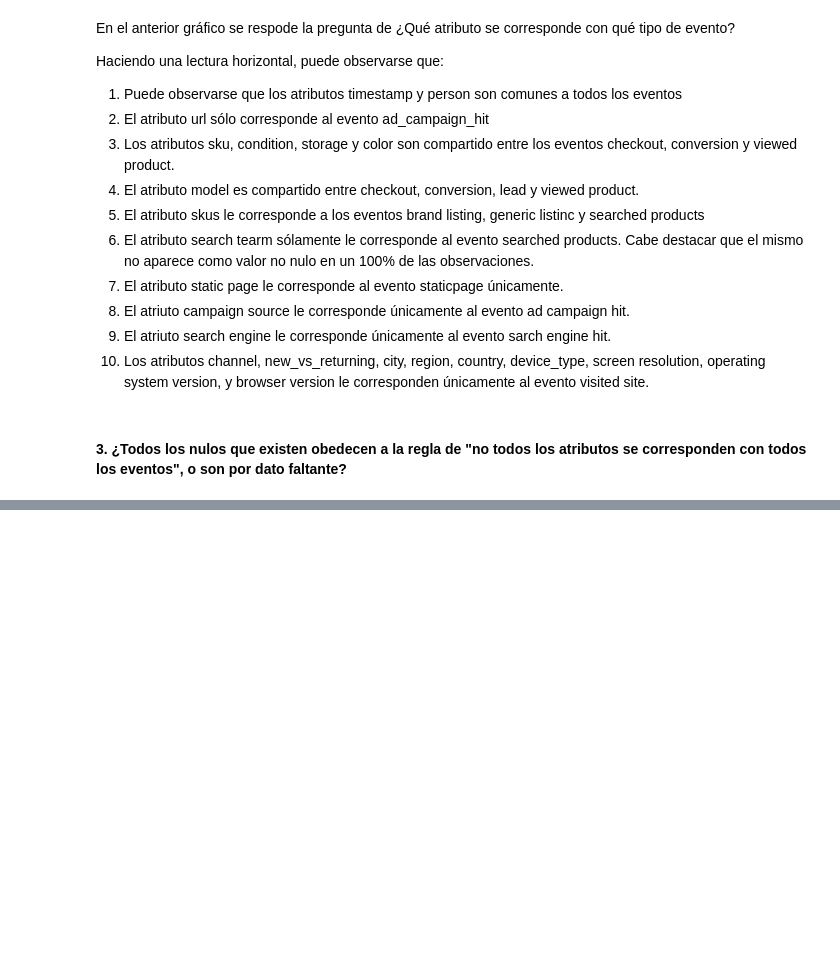
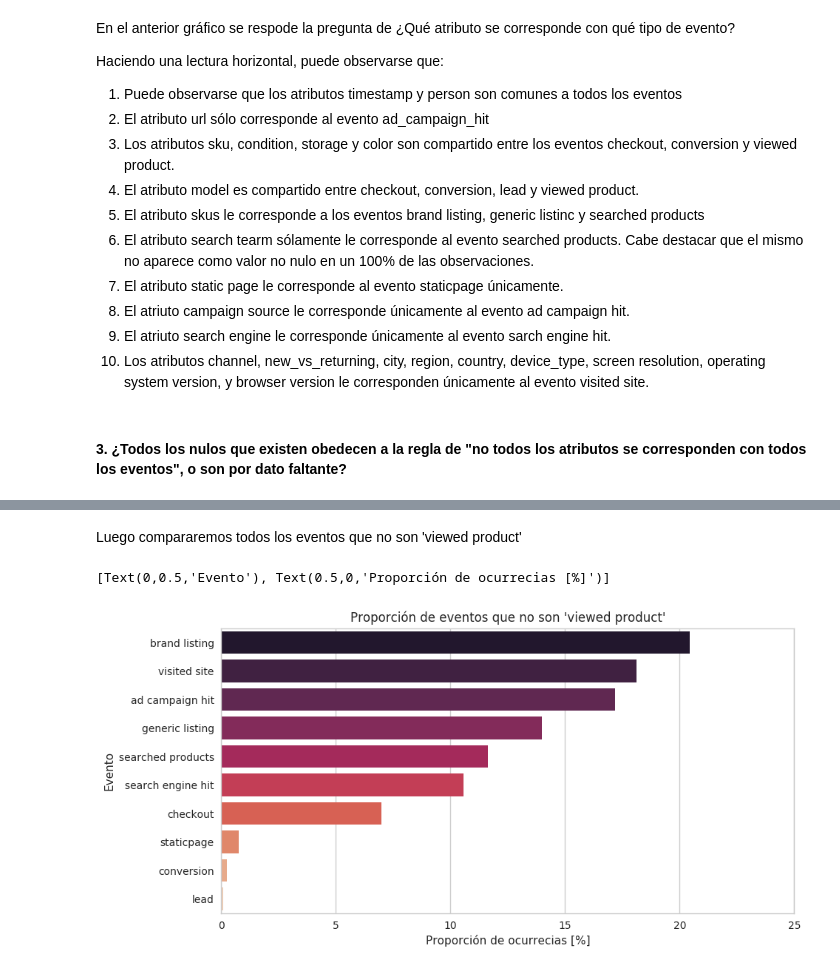
Before and after one commit to gabyrobles93/7506-TP1-Trocafone, a Jupyter notebook: Analisis_Exploratorio_De_Datos_v2.0.ipynb, the cells around one changed output, grey strips where cells are left out. Drawn from its saved outputs; the diff is of its cells as text; code cells hidden in the pictures; blank space fills up the shorter version.

```diff
--- a/Analisis_Exploratorio_De_Datos_v2.0.ipynb
+++ b/Analisis_Exploratorio_De_Datos_v2.0.ipynb
@@ -265,0 +312,17 @@ Haciendo una lectura horizontal, puede observarse que:
+# %% [markdown]
+Luego compararemos todos los eventos que no son 'viewed product'
+# %%
+event_others = events[events.index != 'viewed product']
+event_others = event_others / event_others.sum() * 100
+
+ax2 = sns.barplot(y=event_others.index, x=event_others.values, palette='rocket', orient='h')
+
+fig = plt.gcf()
+fig.set_size_inches( 10, 5)
+ax2.axes.set_xlim(0,25)
+
+plt.title("Proporción de eventos que no son 'viewed product'")
+ax2.set(xlabel='Proporción de ocurrecias [%]', ylabel='Evento')
+# %% [output]
+[Text(0,0.5,'Evento'), Text(0.5,0,'Proporción de ocurrecias [%]')]
+[figure, added]
```
Also changed, not shown: parts of 14 cells of this notebook, 1 other file.
